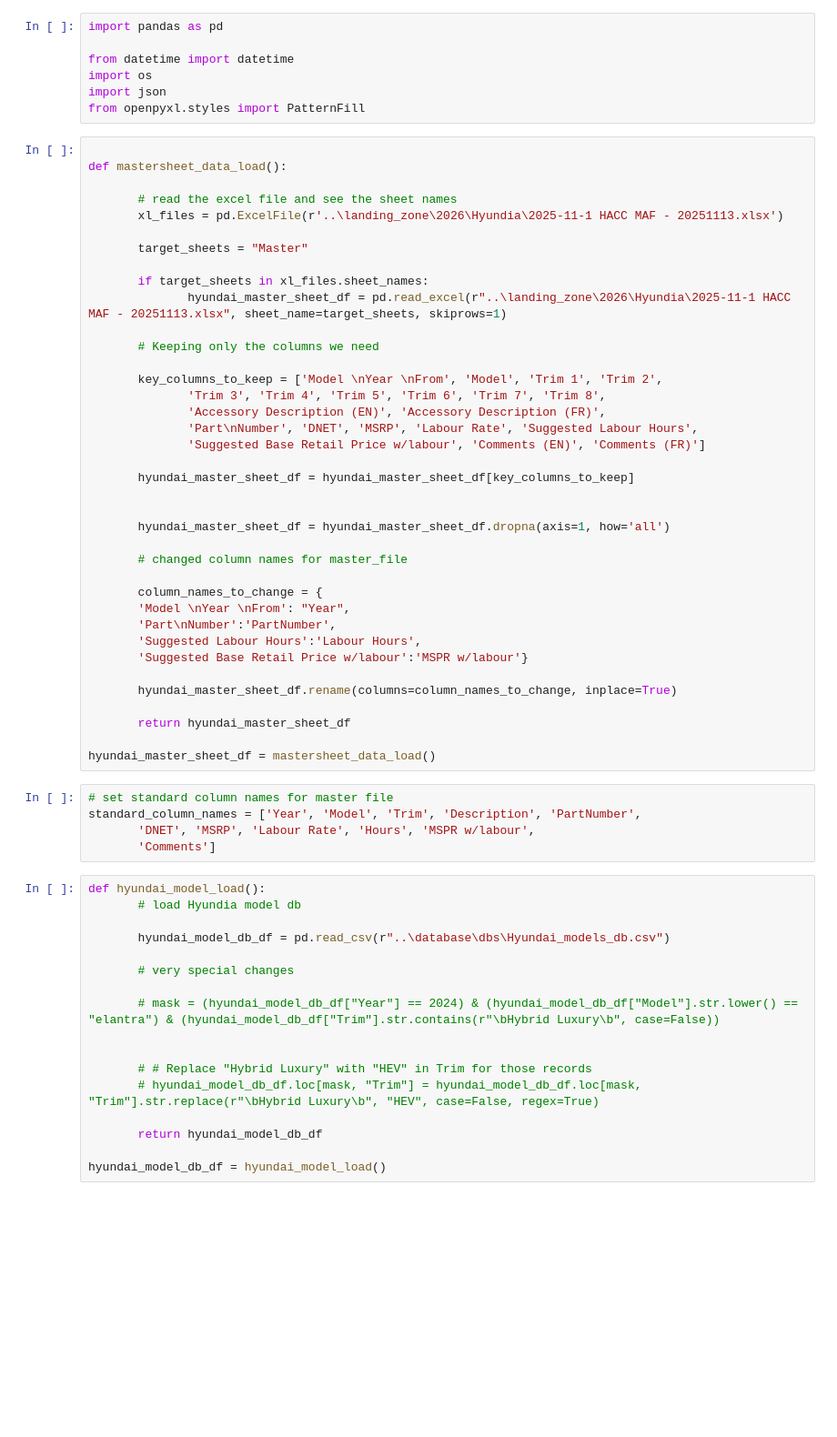
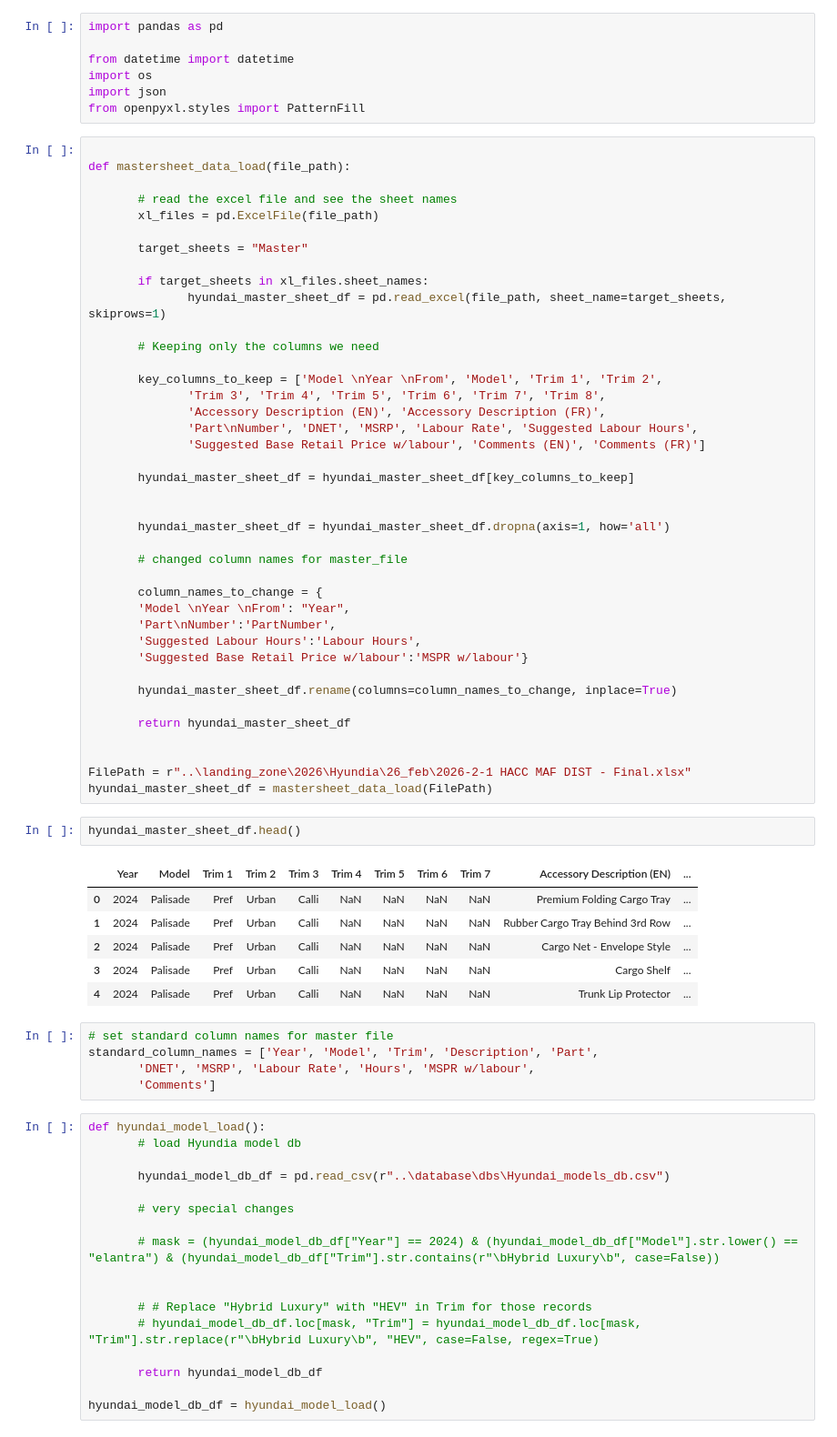
Before and after one commit to MeliPax/OEM_Accessories_v1, a Jupyter notebook: source_code/hyundai_extract_utility.ipynb, the cells around one changed output. Shown at 91% size. Drawn from its saved outputs; the diff is of its cells as text; blank space fills up the shorter version.

```diff
--- a/source_code/hyundai_extract_utility.ipynb
+++ b/source_code/hyundai_extract_utility.ipynb
@@ -7,15 +7,15 @@ import json
 from openpyxl.styles import PatternFill
 # %%
 
-def mastersheet_data_load():
+def mastersheet_data_load(file_path):
 
        # read the excel file and see the sheet names
-       xl_files = pd.ExcelFile(r'..\landing_zone\2026\Hyundia\2025-11-1 HACC MAF - 20251113.xlsx')
+       xl_files = pd.ExcelFile(file_path)
 
        target_sheets = "Master"
 
        if target_sheets in xl_files.sheet_names:
-              hyundai_master_sheet_df = pd.read_excel(r"..\landing_zone\2026\Hyundia\2025-11-1 HACC MAF - 20251113.xlsx", sheet_name=target_sheets, skiprows=1)
+              hyundai_master_sheet_df = pd.read_excel(file_path, sheet_name=target_sheets, skiprows=1)
 
        # Keeping only the columns we need
 
@@ -42,10 +42,21 @@ def mastersheet_data_load():
 
        return hyundai_master_sheet_df
 
-hyundai_master_sheet_df = mastersheet_data_load()
+
+FilePath = r"..\landing_zone\2026\Hyundia\26_feb\2026-2-1 HACC MAF DIST - Final.xlsx"
+hyundai_master_sheet_df = mastersheet_data_load(FilePath)
+# %%
+hyundai_master_sheet_df.head()
+# %% [output]
+|  | Year | Model | Trim 1 | Trim 2 | Trim 3 | Trim 4 | Trim 5 | Trim 6 | Trim 7 | Accessory Description (EN) | ... |
+| 0 | 2024 | Palisade | Pref | Urban | Calli | NaN | NaN | NaN | NaN | Premium Folding Cargo Tray | ... |
+| 1 | 2024 | Palisade | Pref | Urban | Calli | NaN | NaN | NaN | NaN | Rubber Cargo Tray Behind 3rd Row | ... |
+| 2 | 2024 | Palisade | Pref | Urban | Calli | NaN | NaN | NaN | NaN | Cargo Net - Envelope Style | ... |
+| 3 | 2024 | Palisade | Pref | Urban | Calli | NaN | NaN | NaN | NaN | Cargo Shelf | ... |
+| 4 | 2024 | Palisade | Pref | Urban | Calli | NaN | NaN | NaN | NaN | Trunk Lip Protector | ... |
 # %%
 # set standard column names for master file
-standard_column_names = ['Year', 'Model', 'Trim', 'Description', 'PartNumber',
+standard_column_names = ['Year', 'Model', 'Trim', 'Description', 'Part',
        'DNET', 'MSRP', 'Labour Rate', 'Hours', 'MSPR w/labour',
        'Comments']
 # %%
```
Also changed, not shown: parts of 15 cells of this notebook, 19 other files.
